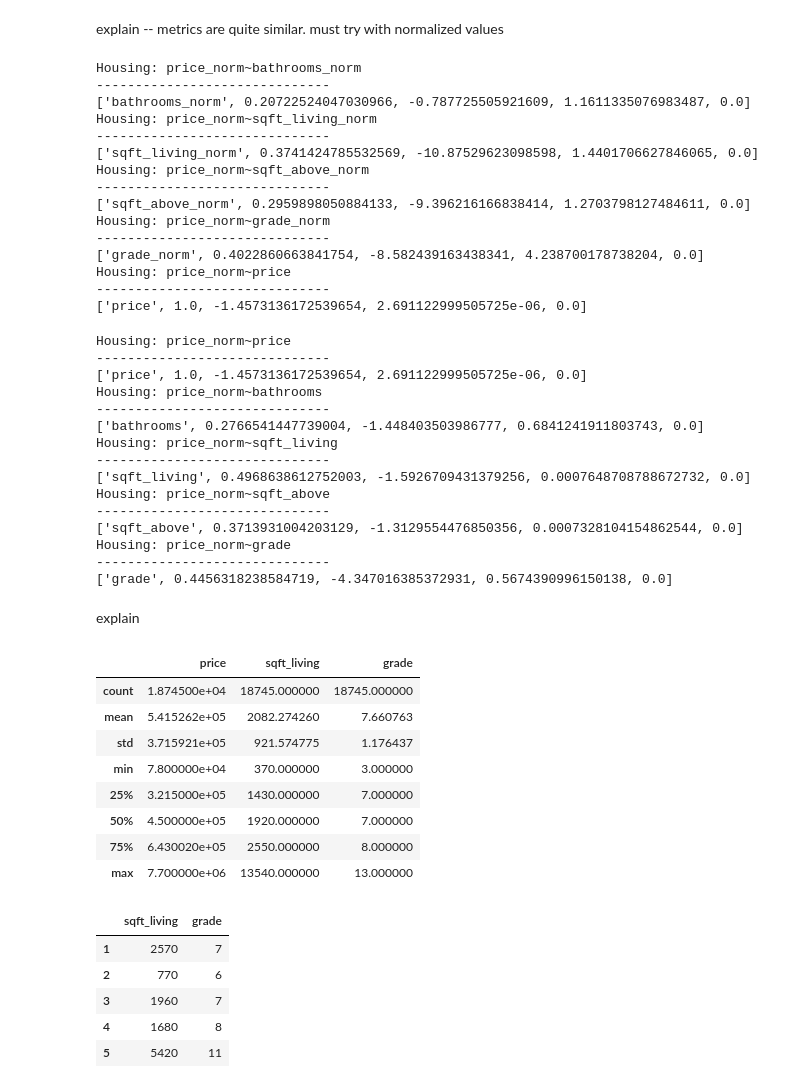
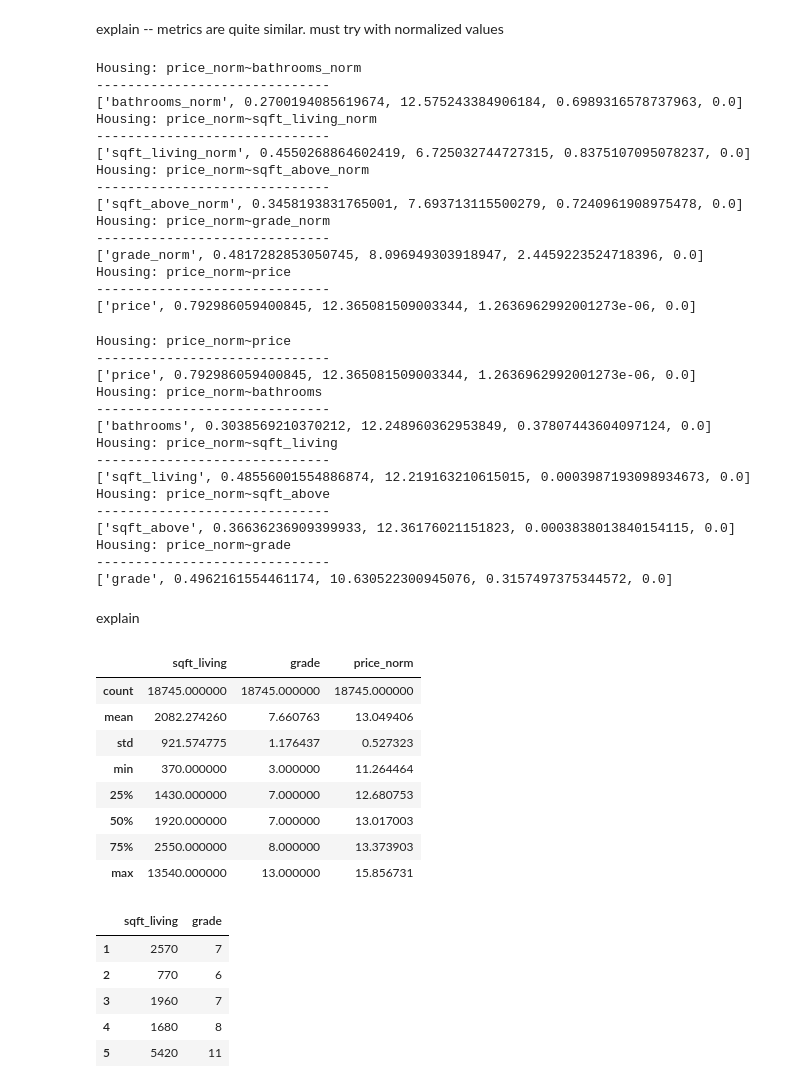
Before and after one commit to SarabiEventide/dsc-1-final-project-online-ds-sp-000, a Jupyter notebook: student_finalized.ipynb, the cells around one changed output. Cells and saved outputs as stored; diff of their text form; code cells hidden in the pictures.

```diff
--- a/student_finalized.ipynb
+++ b/student_finalized.ipynb
@@ -681,58 +681,58 @@ Housing: price~grade
 ['grade', 0.445631823858472, -1073790.6697871913, 210855.87679167208, 0.0]
 # %% [markdown]
 explain -- metrics are quite similar. must try with normalized values
-# %%
-df_non_norm['price_norm'] = (df.price - df.price.mean()) / df.price.std()
-df_normal['price_norm'] = (df.price - df.price.mean()) / df.price.std()
+# %%
+df_non_norm['price_norm'] = np.log(df['price'])
+df_normal['price_norm'] = np.log(df['price'])
 # %%
 quick_ols(df_normal, 'price_norm')
 # %% [output]
 Housing: price_norm~bathrooms_norm
 ------------------------------
-['bathrooms_norm', 0.20722524047030966, -0.787725505921609, 1.1611335076983487, 0.0]
+['bathrooms_norm', 0.2700194085619674, 12.575243384906184, 0.6989316578737963, 0.0]
 Housing: price_norm~sqft_living_norm
 ------------------------------
-['sqft_living_norm', 0.3741424785532569, -10.87529623098598, 1.4401706627846065, 0.0]
+['sqft_living_norm', 0.4550268864602419, 6.725032744727315, 0.8375107095078237, 0.0]
 Housing: price_norm~sqft_above_norm
 ------------------------------
-['sqft_above_norm', 0.2959898050884133, -9.396216166838414, 1.2703798127484611, 0.0]
+['sqft_above_norm', 0.3458193831765001, 7.693713115500279, 0.7240961908975478, 0.0]
 Housing: price_norm~grade_norm
 ------------------------------
-['grade_norm', 0.4022860663841754, -8.582439163438341, 4.238700178738204, 0.0]
+['grade_norm', 0.4817282853050745, 8.096949303918947, 2.4459223524718396, 0.0]
 Housing: price_norm~price
 ------------------------------
-['price', 1.0, -1.4573136172539654, 2.691122999505725e-06, 0.0]
+['price', 0.792986059400845, 12.365081509003344, 1.2636962992001273e-06, 0.0]
 # %%
 quick_ols(df_non_norm, 'price_norm')
 # %% [output]
 Housing: price_norm~price
 ------------------------------
-['price', 1.0, -1.4573136172539654, 2.691122999505725e-06, 0.0]
+['price', 0.792986059400845, 12.365081509003344, 1.2636962992001273e-06, 0.0]
 Housing: price_norm~bathrooms
 ------------------------------
-['bathrooms', 0.2766541447739004, -1.448403503986777, 0.6841241911803743, 0.0]
+['bathrooms', 0.3038569210370212, 12.248960362953849, 0.37807443604097124, 0.0]
 Housing: price_norm~sqft_living
 ------------------------------
-['sqft_living', 0.4968638612752003, -1.5926709431379256, 0.0007648708788672732, 0.0]
+['sqft_living', 0.48556001554886874, 12.219163210615015, 0.0003987193098934673, 0.0]
 Housing: price_norm~sqft_above
 ------------------------------
-['sqft_above', 0.3713931004203129, -1.3129554476850356, 0.0007328104154862544, 0.0]
+['sqft_above', 0.36636236909399933, 12.36176021151823, 0.0003838013840154115, 0.0]
 Housing: price_norm~grade
 ------------------------------
-['grade', 0.4456318238584719, -4.347016385372931, 0.5674390996150138, 0.0]
+['grade', 0.4962161554461174, 10.630522300945076, 0.3157497375344572, 0.0]
 # %% [markdown]
 explain
 # %%
-df_final = df_non_norm.drop(['bathrooms', 'sqft_above', 'price_norm'], axis = 1)
+df_final = df_non_norm.drop(['bathrooms', 'sqft_above', 'price'], axis = 1)
 df_final.describe()
 # %% [output]
-|  | price | sqft_living | grade |
-| count | 1.874500e+04 | 18745.000000 | 18745.000000 |
-| mean | 5.415262e+05 | 2082.274260 | 7.660763 |
-| std | 3.715921e+05 | 921.574775 | 1.176437 |
-| min | 7.800000e+04 | 370.000000 | 3.000000 |
-| 25% | 3.215000e+05 | 1430.000000 | 7.000000 |
-| 50% | 4.500000e+05 | 1920.000000 | 7.000000 |
-| 75% | 6.430020e+05 | 2550.000000 | 8.000000 |
-| max | 7.700000e+06 | 13540.000000 | 13.000000 |
+|  | sqft_living | grade | price_norm |
+| count | 18745.000000 | 18745.000000 | 18745.000000 |
+| mean | 2082.274260 | 7.660763 | 13.049406 |
+| std | 921.574775 | 1.176437 | 0.527323 |
+| min | 370.000000 | 3.000000 | 11.264464 |
+| 25% | 1430.000000 | 7.000000 | 12.680753 |
+| 50% | 1920.000000 | 7.000000 | 13.017003 |
+| 75% | 2550.000000 | 8.000000 | 13.373903 |
+| max | 13540.000000 | 13.000000 | 15.856731 |
 # %%
```
Also changed, not shown: parts of 6 cells of this notebook.
